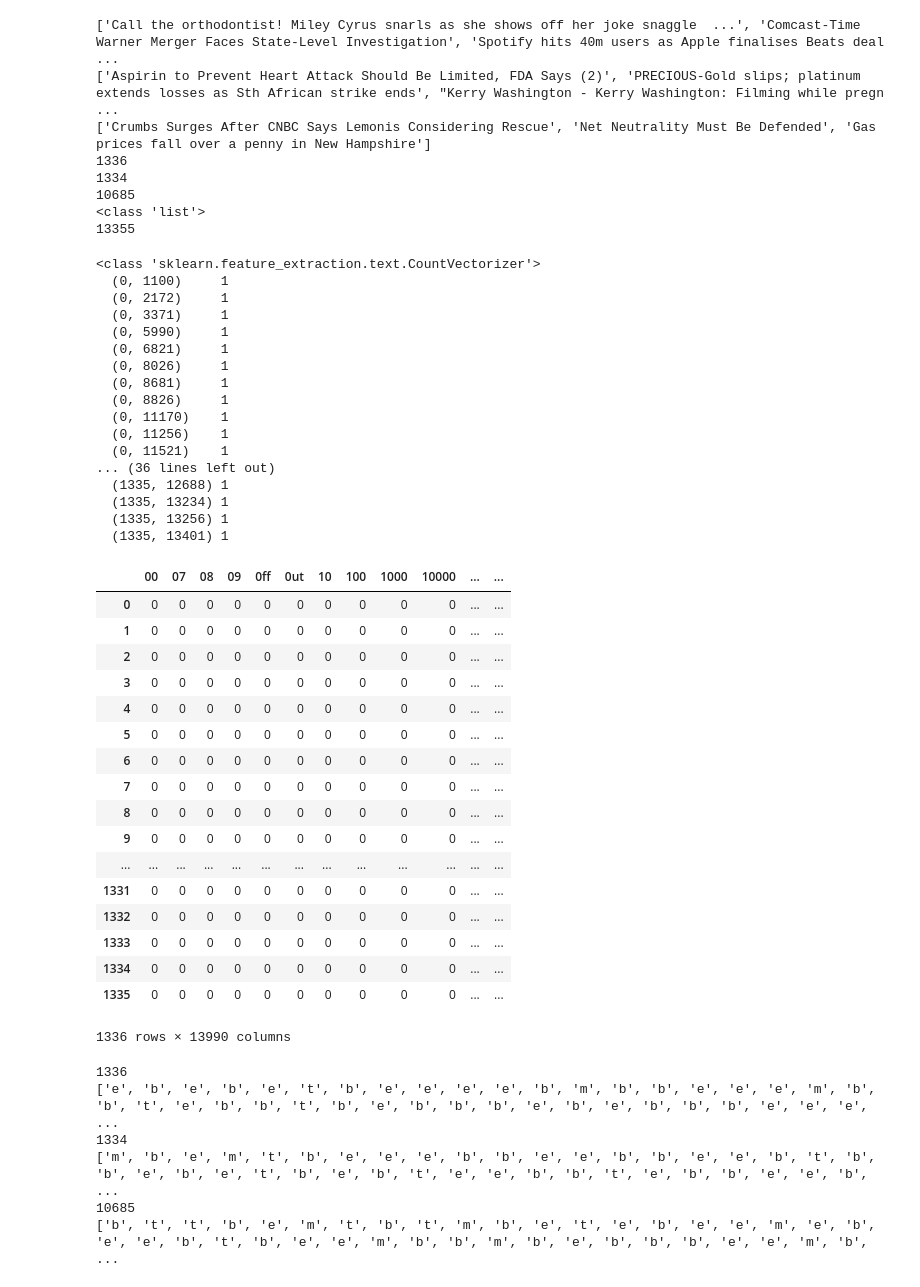
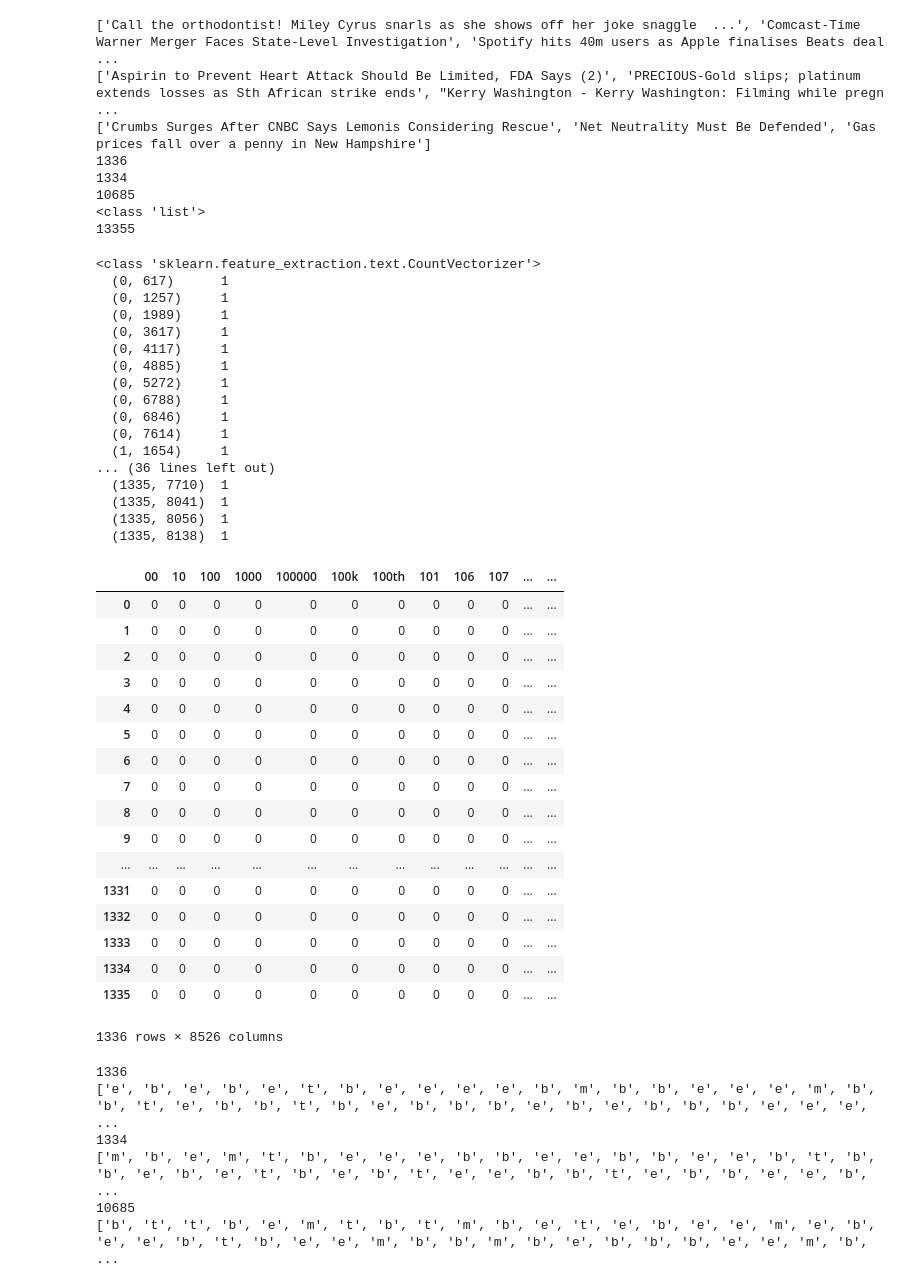
Before and after one commit to bi17068/nlp100-study-group, a Jupyter notebook: wakatsuki/chapter-06/51-57.ipynb, the cells around one changed output. Saved outputs shown, nothing was run; the diff lists cells and outputs as text; code cells hidden in the pictures.

```diff
--- a/wakatsuki/chapter-06/51-54.ipynb
+++ b/wakatsuki/chapter-06/51-57.ipynb
@@ -11,34 +13,34 @@ from sklearn.linear_model import LogisticRegression
 
 #FORMAT: ID \t TITLE \t URL \t PUBLISHER \t CATEGORY \t STORY \t HOSTNAME \t TIMESTAMP
 
-test_lines_list = []
-valid_lines_list = []
-train_lines_list = []
+test_titles_list = []
+valid_titles_list = []
+train_titles_list = []
 
 
 with open("test.txt") as f1:
     for line in f1.readlines():
-        test_lines_list.append(line.strip().split('\t')[1])
+        test_titles_list.append(line.strip().split('\t')[1])
 with open("valid.txt") as f2:
     for line in f2.readlines():
-        valid_lines_list.append(line.strip().split('\t')[1])
+        valid_titles_list.append(line.strip().split('\t')[1])
 with open("train.txt") as f3:
     for line in f3.readlines():
-        train_lines_list.append(line.strip().split('\t')[1])
+        train_titles_list.append(line.strip().split('\t')[1])
 
-print(test_lines_list[0:3])
-print(valid_lines_list[0:3])
-print(train_lines_list[0:3])
+print(test_titles_list[0:3])
+print(valid_titles_list[0:3])
+print(train_titles_list[0:3])
 
-print(len(test_lines_list))
-print(len(valid_lines_list))
-print(len(train_lines_list))
+print(len(test_titles_list))
+print(len(valid_titles_list))
+print(len(train_titles_list))
 
-doc_lines_list = []
+all_titles_list = []
 print(type(doc_lines_list))
-doc_lines_list.extend(test_lines_list)
-doc_lines_list.extend(valid_lines_list)
-doc_lines_list.extend(train_lines_list)
+all_titles_list.extend(test_titles_list)
+all_titles_list.extend(valid_titles_list)
+all_titles_list.extend(train_titles_list)
 
 print(len(doc_lines_list))
 # %% [output]
@@ -53,49 +55,49 @@ print(len(doc_lines_list))
 # %%
 
 # CountVectorizer
-c_vectorizer = CountVectorizer(binary=True)
+c_vectorizer = CountVectorizer(binary=True,  min_df=2, max_df=0.8)
 
 # ベクトル化
-c_vectorizer.fit(doc_lines_list)
+c_vectorizer.fit(all_titles_list)
 print(type(c_vectorizer))
 
 #特徴量の計算
-X_test = c_vectorizer.transform(test_lines_list)
-X_valid = c_vectorizer.transform(valid_lines_list)
-X_train = c_vectorizer.transform(train_lines_list)
+X_test = c_vectorizer.transform(test_titles_list)
+X_valid = c_vectorizer.transform(valid_titles_list)
+X_train = c_vectorizer.transform(train_titles_list)
 
 # print(type(X_test))
 print(X_test)
 
 #抽出した単語と出現回数の辞書
 voc_count_dict = c_vectorizer.vocabulary_
 # print(type(voc_count_dict))
 # print(len(voc_count_dict))
 # print(voc_count_dict)
 
 #抽出単語/各行　値：出現したかのバイナリ
 pd.DataFrame(X_test.toarray(), columns=c_vectorizer.get_feature_names())
 # test_feature = X_test.toarray()
 # print(test_feature)
 # %% [output]
 <class 'sklearn.feature_extraction.text.CountVectorizer'>
-  (0, 1100)     1
-  (0, 2172)     1
-  (0, 3371)     1
-  (0, 5990)     1
-  (0, 6821)     1
-  (0, 8026)     1
-  (0, 8681)     1
-  (0, 8826)     1
-  (0, 11170)    1
-  (0, 11256)    1
-  (0, 11521)    1
+  (0, 617)      1
+  (0, 1257)     1
+  (0, 1989)     1
+  (0, 3617)     1
+  (0, 4117)     1
+  (0, 4885)     1
+  (0, 5272)     1
+  (0, 6788)     1
+  (0, 6846)     1
+  (0, 7614)     1
+  (1, 1654)     1
 ... (36 lines left out)
-  (1335, 12688) 1
-  (1335, 13234) 1
-  (1335, 13256) 1
-  (1335, 13401) 1
+  (1335, 7710)  1
+  (1335, 8041)  1
+  (1335, 8056)  1
+  (1335, 8138)  1
-|  | 00 | 07 | 08 | 09 | 0ff | 0ut | 10 | 100 | 1000 | 10000 | ... | ... |
+|  | 00 | 10 | 100 | 1000 | 100000 | 100k | 100th | 101 | 106 | 107 | ... | ... |
 | 0 | 0 | 0 | 0 | 0 | 0 | 0 | 0 | 0 | 0 | 0 | ... | ... |
 | 1 | 0 | 0 | 0 | 0 | 0 | 0 | 0 | 0 | 0 | 0 | ... | ... |
 | 2 | 0 | 0 | 0 | 0 | 0 | 0 | 0 | 0 | 0 | 0 | ... | ... |
@@ -112,6 +114,6 @@ pd.DataFrame(X_test.toarray(), columns=c_vectorizer.get_feature_names())
 | 1333 | 0 | 0 | 0 | 0 | 0 | 0 | 0 | 0 | 0 | 0 | ... | ... |
 | 1334 | 0 | 0 | 0 | 0 | 0 | 0 | 0 | 0 | 0 | 0 | ... | ... |
 | 1335 | 0 | 0 | 0 | 0 | 0 | 0 | 0 | 0 | 0 | 0 | ... | ... |
-1336 rows × 13990 columns
+1336 rows × 8526 columns
 # %%
 #正解ラベル生成
```
Also changed, not shown: parts of 15 cells of this notebook.
